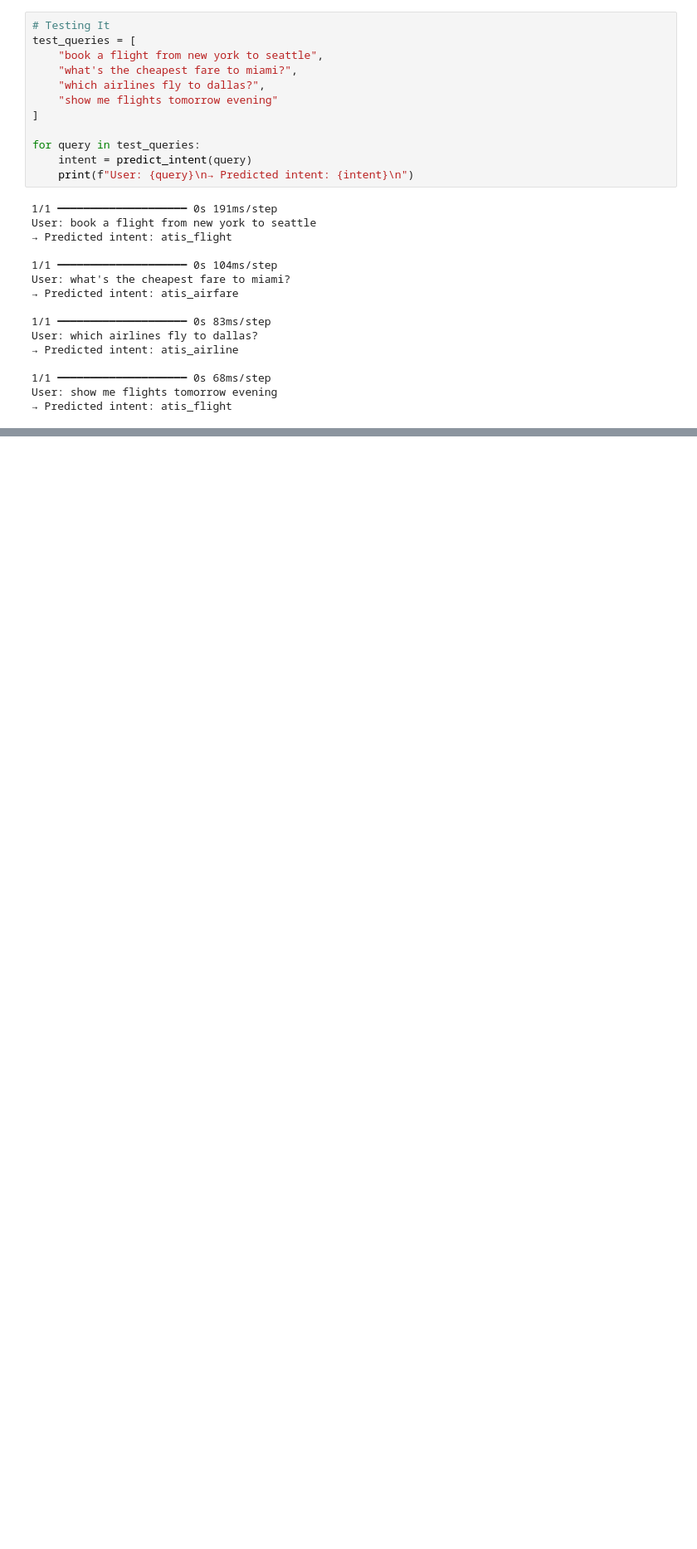
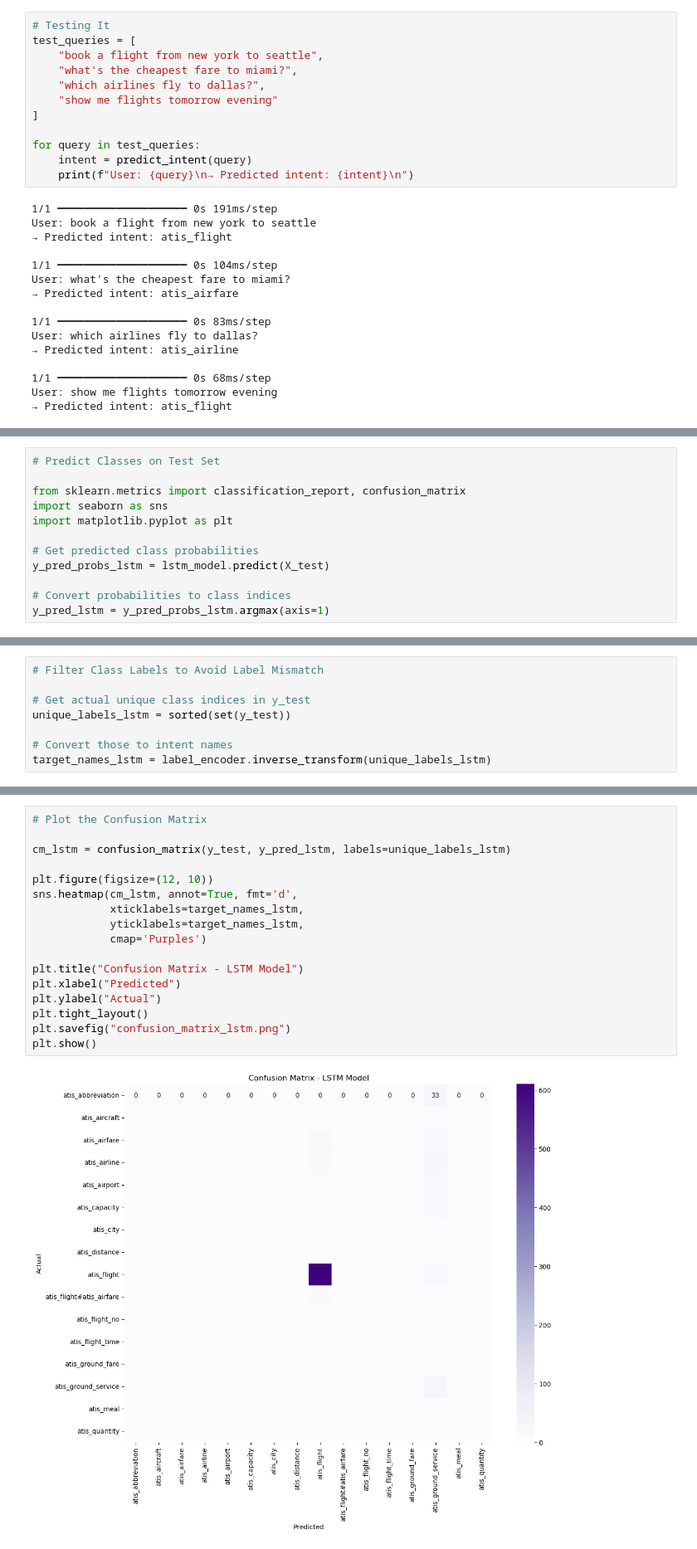
Before and after one commit to Usama941/Final-Year-Project-DS, a Jupyter notebook: UsamaChatbot.ipynb, the cells around one changed output, grey strips where cells are left out. Shown at 83% size. Saved outputs shown, nothing was run; the diff lists cells and outputs as text; blank space fills up the shorter version.

```diff
--- a/UsamaChatbot.ipynb
+++ b/UsamaChatbot.ipynb
@@ -426,0 +555,12 @@ User: show me flights tomorrow evening
+# %%
+# Predict Classes on Test Set
+
+from sklearn.metrics import classification_report, confusion_matrix
+import seaborn as sns
+import matplotlib.pyplot as plt
+
+# Get predicted class probabilities
+y_pred_probs_lstm = lstm_model.predict(X_test)
+
+# Convert probabilities to class indices
+y_pred_lstm = y_pred_probs_lstm.argmax(axis=1)
@@ -426,0 +569,8 @@ User: show me flights tomorrow evening
+# %%
+# Filter Class Labels to Avoid Label Mismatch
+
+# Get actual unique class indices in y_test
+unique_labels_lstm = sorted(set(y_test))
+
+# Convert those to intent names
+target_names_lstm = label_encoder.inverse_transform(unique_labels_lstm)
@@ -426,0 +605,19 @@ User: show me flights tomorrow evening
+# %%
+# Plot the Confusion Matrix
+
+cm_lstm = confusion_matrix(y_test, y_pred_lstm, labels=unique_labels_lstm)
+
+plt.figure(figsize=(12, 10))
+sns.heatmap(cm_lstm, annot=True, fmt='d',
+            xticklabels=target_names_lstm,
+            yticklabels=target_names_lstm,
+            cmap='Purples')
+
+plt.title("Confusion Matrix - LSTM Model")
+plt.xlabel("Predicted")
+plt.ylabel("Actual")
+plt.tight_layout()
+plt.savefig("confusion_matrix_lstm.png")
+plt.show()
+# %% [output]
+[figure, added]
```
Also changed, not shown: parts of 29 cells of this notebook, 5 other files.
